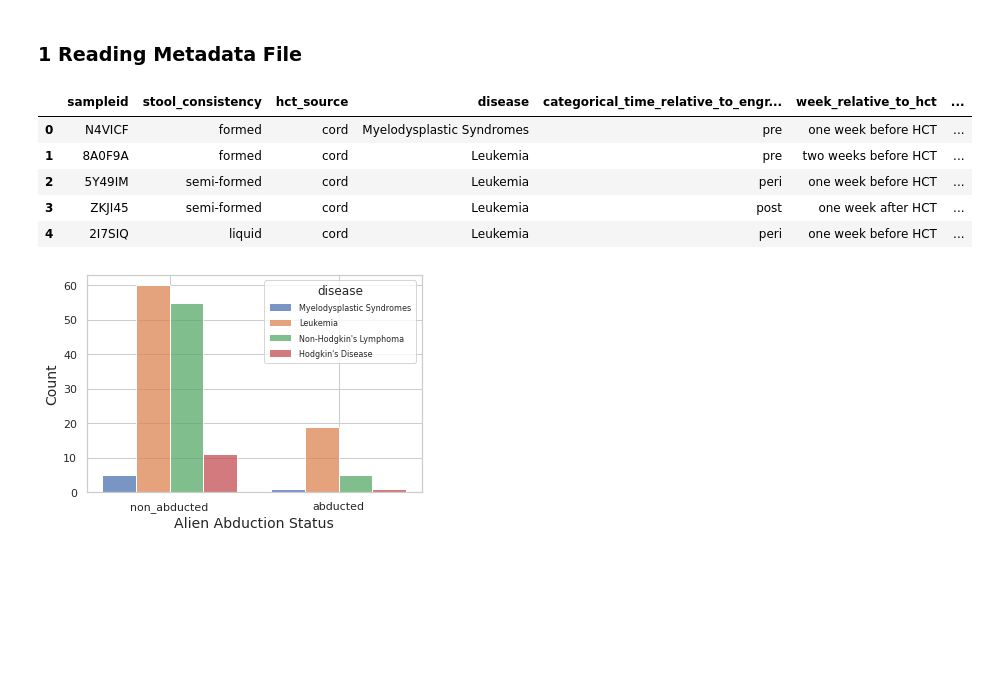
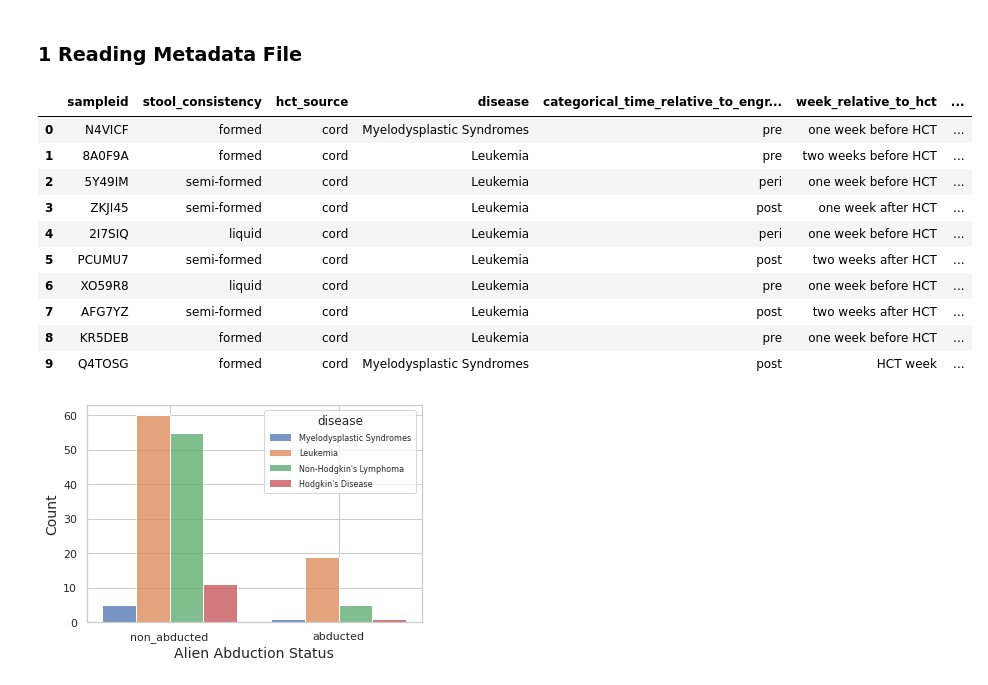
Before and after one commit to banucavlak/alien-cancer-cure, a Jupyter notebook: src-plots/metadata_plots.ipynb, the cells around one changed output. Saved outputs shown, nothing was run; the diff lists cells and outputs as text; code cells hidden in the pictures; blank space fills up the shorter version.

```diff
--- a/src-plots/metadata_plots.ipynb
+++ b/src-plots/metadata_plots.ipynb
@@ -12,14 +13,19 @@ import seaborn as sns
 # %%
 df_meta = pd.read_csv('../data/metadata/str_metadata.tsv', sep='\t')
 # %%
-df_meta.head()
+df_meta.head(10)
 # %% [output]
 |  | sampleid | stool_consistency | hct_source | disease | categorical_time_relative_to_engr... | week_relative_to_hct | ... |
 | 0 | N4VICF | formed | cord | Myelodysplastic Syndromes | pre | one week before HCT | ... |
 | 1 | 8A0F9A | formed | cord | Leukemia | pre | two weeks before HCT | ... |
 | 2 | 5Y49IM | semi-formed | cord | Leukemia | peri | one week before HCT | ... |
 | 3 | ZKJI45 | semi-formed | cord | Leukemia | post | one week after HCT | ... |
 | 4 | 2I7SIQ | liquid | cord | Leukemia | peri | one week before HCT | ... |
+| 5 | PCUMU7 | semi-formed | cord | Leukemia | post | two weeks after HCT | ... |
+| 6 | XO59R8 | liquid | cord | Leukemia | pre | one week before HCT | ... |
+| 7 | AFG7YZ | semi-formed | cord | Leukemia | post | two weeks after HCT | ... |
+| 8 | KR5DEB | formed | cord | Leukemia | pre | one week before HCT | ... |
+| 9 | Q4TOSG | formed | cord | Myelodysplastic Syndromes | post | HCT week | ... |
 # %%
 import seaborn as sns
 
```
Also changed, not shown: parts of 7 cells of this notebook, 8 other files.
